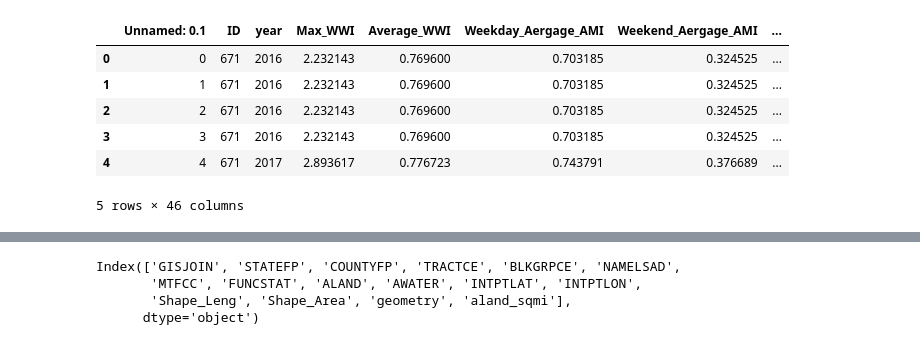
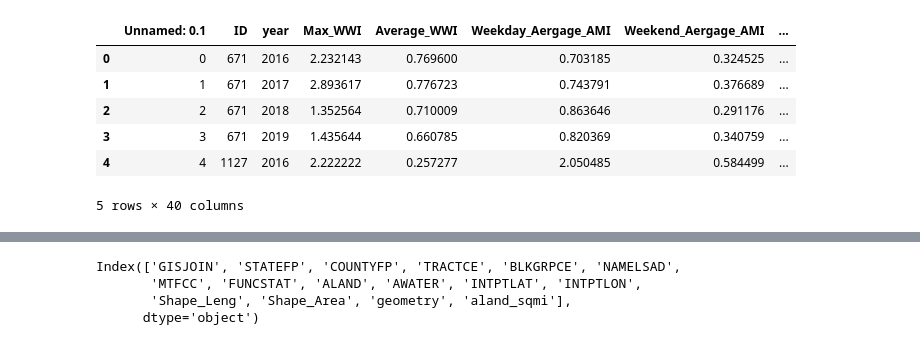
Before and after one commit to mintu07ruet/Bike-Exposure-Modeling, a Jupyter notebook: Expansion_Factor_development_coding/Indices_prediction Model.ipynb, the cells around one changed output, grey strips where cells are left out. Cells and saved outputs as stored; diff of their text form; code cells hidden in the pictures.

```diff
--- a/Expansion_Factor_development_coding/Indices_prediction Model.ipynb
+++ b/Expansion_Factor_development_coding/Indices_prediction Model.ipynb
@@ -82,16 +88,16 @@ def abline(slope, intercept):
     plt.plot(x_vals, y_vals, '--')
 # %%
 # read the indices
-ind=pd.read_csv('D:/Bike_ped Exposure Model Project/Processed Data/Updated_indices.csv')
+ind=pd.read_csv('C:/UC Berkeley Project Backup/Bike_ped Exposure Model Project/Processed Data/Updated_indices.csv')
 ind.head()
 # %% [output]
 |  | Unnamed: 0.1 | ID | year | Max_WWI | Average_WWI | Weekday_Aergage_AMI | Weekend_Aergage_AMI | ... |
 | 0 | 0 | 671 | 2016 | 2.232143 | 0.769600 | 0.703185 | 0.324525 | ... |
-| 1 | 1 | 671 | 2016 | 2.232143 | 0.769600 | 0.703185 | 0.324525 | ... |
-| 2 | 2 | 671 | 2016 | 2.232143 | 0.769600 | 0.703185 | 0.324525 | ... |
-| 3 | 3 | 671 | 2016 | 2.232143 | 0.769600 | 0.703185 | 0.324525 | ... |
-| 4 | 4 | 671 | 2017 | 2.893617 | 0.776723 | 0.743791 | 0.376689 | ... |
+| 1 | 1 | 671 | 2017 | 2.893617 | 0.776723 | 0.743791 | 0.376689 | ... |
+| 2 | 2 | 671 | 2018 | 1.352564 | 0.710009 | 0.863646 | 0.291176 | ... |
+| 3 | 3 | 671 | 2019 | 1.435644 | 0.660785 | 0.820369 | 0.340759 | ... |
+| 4 | 4 | 1127 | 2016 | 2.222222 | 0.257277 | 2.050485 | 0.584499 | ... |
-5 rows × 46 columns
+5 rows × 40 columns
 # %%
 count_sites=ind
 # %%
```
Also changed, not shown: parts of 25 cells of this notebook.
